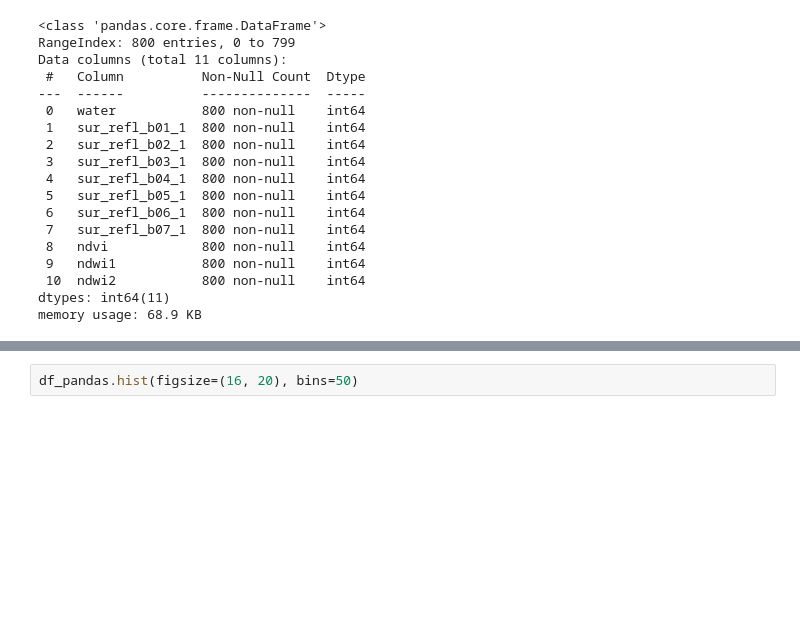
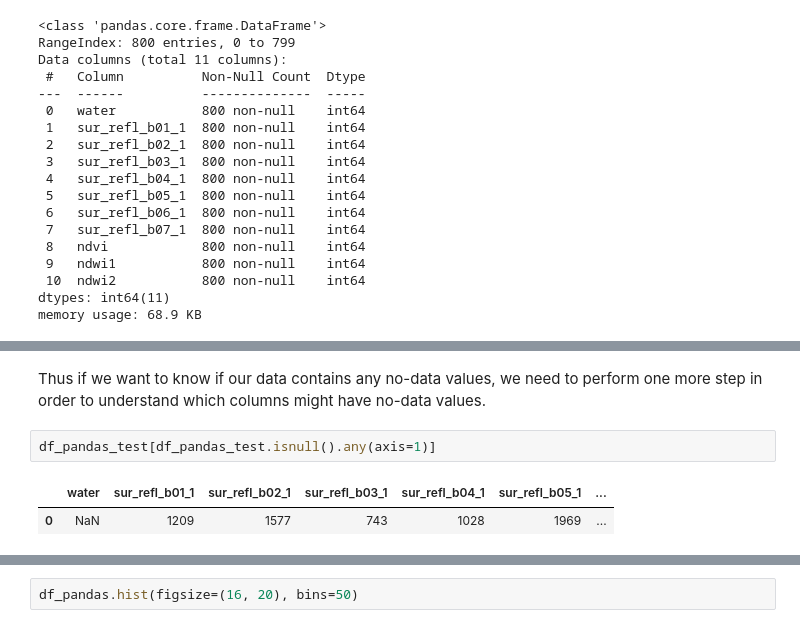
Before and after one commit to NASAARSET/ARSET_ML_Fundamentals, a Jupyter notebook: session2/1_MODIS_EDA_Session2.ipynb, the cells around one changed output, grey strips where cells are left out. Cells and saved outputs as stored; diff of their text form; blank space fills up the shorter version.

```diff
--- a/session2/1_MODIS_EDA_Session2.ipynb
+++ b/session2/1_MODIS_EDA_Session2.ipynb
@@ -241,0 +187,7 @@ df_pandas.describe().T
+# %% [markdown]
+Thus if we want to know if our data contains any no-data values, we need to perform one more step in order to understand which columns might have no-data values.
+# %%
+df_pandas_test[df_pandas_test.isnull().any(axis=1)]
+# %% [output]
+|  | water | sur_refl_b01_1 | sur_refl_b02_1 | sur_refl_b03_1 | sur_refl_b04_1 | sur_refl_b05_1 | ... |
+| 0 | NaN | 1209 | 1577 | 743 | 1028 | 1969 | ... |
```
Also changed, not shown: parts of 48 cells of this notebook.
